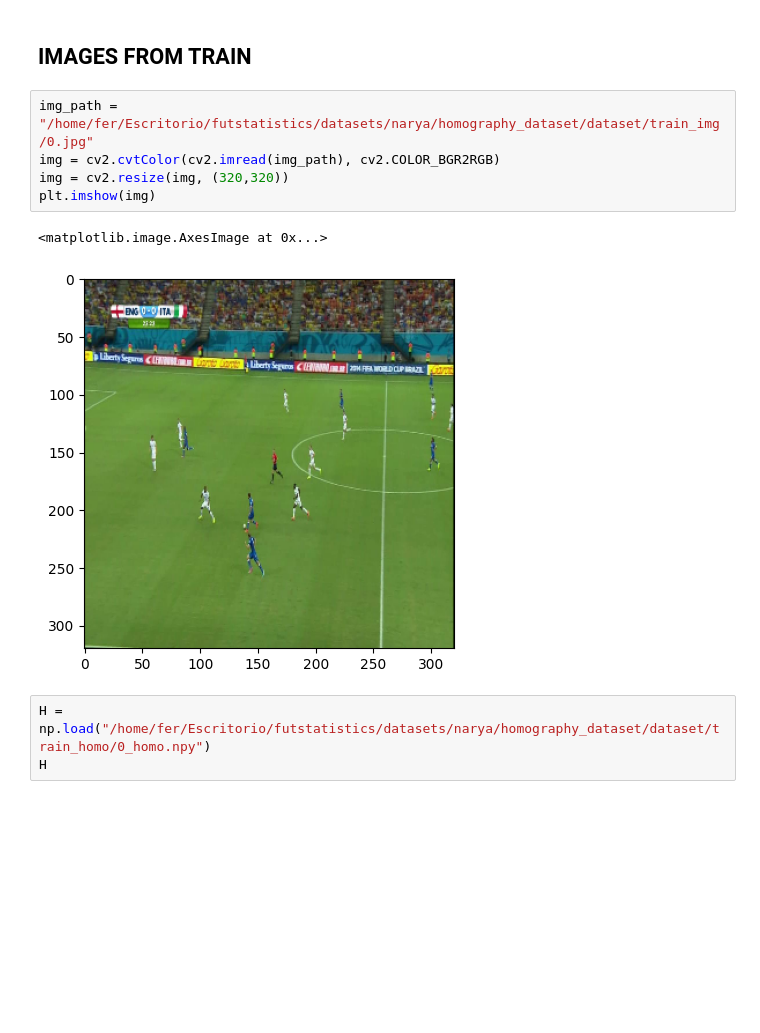
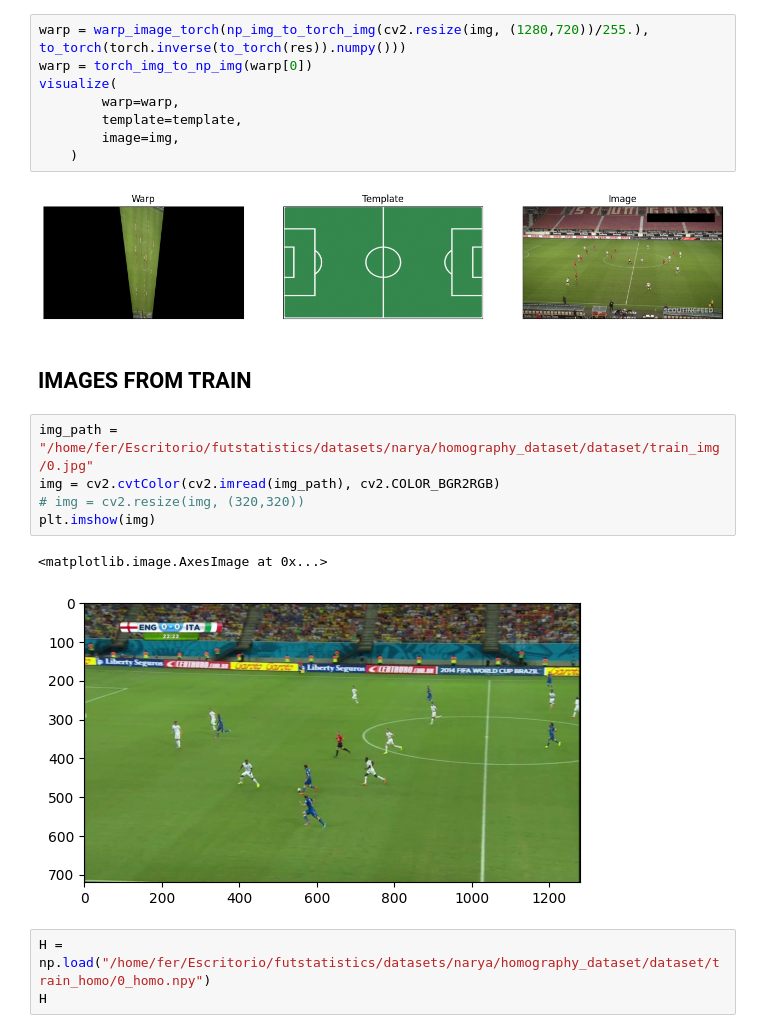
Before and after one commit to Fer14/futstats, a Jupyter notebook: futstats/homography/direct_homography/narya/nb.ipynb, the cells around one changed output. Cells and saved outputs as stored; diff of their text form; blank space fills up the shorter version.

```diff
--- a/futstats/homography/direct_homography/narya/nb.ipynb
+++ b/futstats/homography/direct_homography/narya/nb.ipynb
@@ -55,13 +356,23 @@ plt.imshow(warped)
+# %%
+warp = warp_image_torch(np_img_to_torch_img(cv2.resize(img, (1280,720))/255.), to_torch(torch.inverse(to_torch(res)).numpy()))
+warp = torch_img_to_np_img(warp[0])
+visualize(
+        warp=warp,
+        template=template,
+        image=img,
+    )
+# %% [output]
+[figure, added]
 # %% [markdown]
 ## IMAGES FROM TRAIN
 # %%
 img_path = "/home/fer/Escritorio/futstatistics/datasets/narya/homography_dataset/dataset/train_img/0.jpg"
 img = cv2.cvtColor(cv2.imread(img_path), cv2.COLOR_BGR2RGB)
-img = cv2.resize(img, (320,320))
+# img = cv2.resize(img, (320,320))
 plt.imshow(img)
 # %% [output]
 <matplotlib.image.AxesImage at 0x...>
-[figure, old version]
+[figure, new version]
 # %%
 H = np.load("/home/fer/Escritorio/futstatistics/datasets/narya/homography_dataset/dataset/train_homo/0_homo.npy")
 H
```
Also changed, not shown: parts of 30 cells of this notebook, 27 other files.
